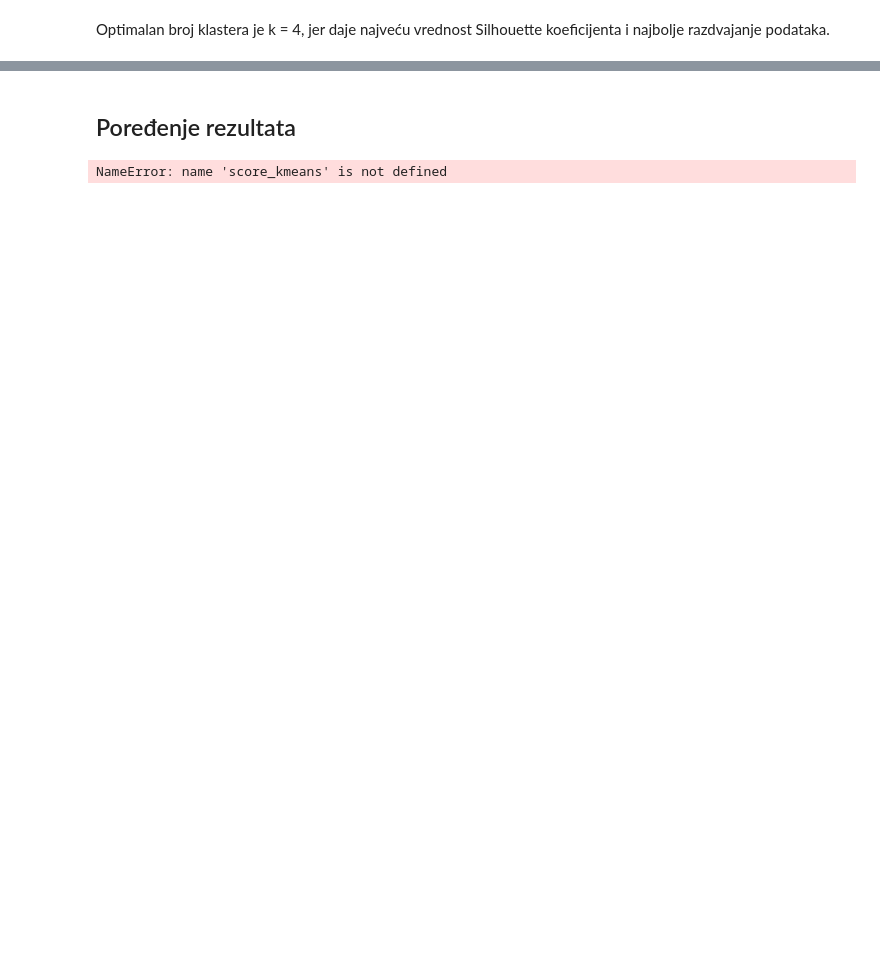
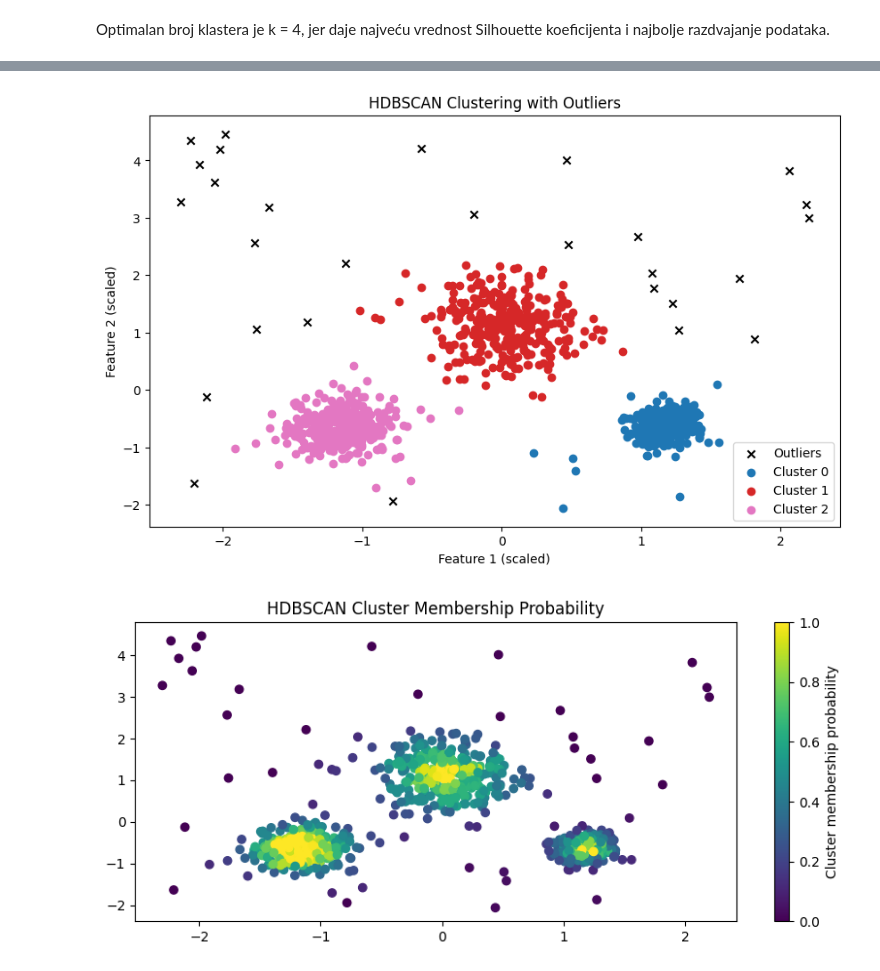
Before and after one commit to Stefan-011/Machine-learning-clustering, a Jupyter notebook: notebook_project.ipynb, the cells around one changed output, grey strips where cells are left out. Cells and saved outputs as stored; diff of their text form; code cells hidden in the pictures; blank space fills up the shorter version.

Commit message:
Dodvanje HDBSCAN umesto DBSCAN

```diff
--- a/notebook_project.ipynb
+++ b/notebook_project.ipynb
@@ -624,15 +592,60 @@ NameError: name 'data_scaled' is not defined
-# %% [markdown]
-## Poređenje rezultata
-# %%
-results = {
-    "K-Means (clean)": score_kmeans,
-    "Agglomerative (clean)": score_agglo,
-    "DBSCAN (clean)": score_dbscan,
-    "DBSCAN (original)": score_dbscan_orig
-}
-
-results_df = pd.DataFrame.from_dict(results, orient='index', columns=['Silhouette Score'])
-results_df = results_df.sort_values(by='Silhouette Score', ascending=False)
-print(results_df)
-# %% [output]
-NameError: name 'score_kmeans' is not defined
+# %%
+import numpy as np
+import matplotlib.pyplot as plt
+from sklearn.datasets import make_blobs
+from sklearn.preprocessing import StandardScaler
+import hdbscan
+
+# ---------------------------
+# 1. Generiranje podataka
+# ---------------------------
+# 3 klastera + outlieri
+X, _ = make_blobs(n_samples=1000, centers=[[0,0],[5,5],[10,0]], cluster_std=[0.8, 1.2, 0.5], random_state=42)
+
+# Dodavanje random outliera
+np.random.seed(42)
+outliers = np.random.uniform(low=-5, high=15, size=(50,2))
+X = np.vstack([X, outliers])
+
+# Skaliranje
+scaler = StandardScaler()
+X_scaled = scaler.fit_transform(X)
+
+# ---------------------------
+# 2. HDBSCAN klasterizacija
+# ---------------------------
+clusterer = hdbscan.HDBSCAN(min_samples=5, min_cluster_size=30, prediction_data=True)
+labels = clusterer.fit_predict(X_scaled)
+
+# ---------------------------
+# 3. Vizualizacija klastera
+# ---------------------------
+plt.figure(figsize=(10,6))
+palette = plt.cm.get_cmap('tab10', np.max(labels)+2)  # boje
+for label in np.unique(labels):
+    mask = labels == label
+    if label == -1:
+        # outlieri crno
+        plt.scatter(X_scaled[mask,0], X_scaled[mask,1], c='k', marker='x', label='Outliers')
+    else:
+        plt.scatter(X_scaled[mask,0], X_scaled[mask,1], color=palette(label), label=f'Cluster {label}')
+
+plt.title("HDBSCAN Clustering with Outliers")
+plt.xlabel("Feature 1 (scaled)")
+plt.ylabel("Feature 2 (scaled)")
+plt.legend()
+plt.show()
+
+# ---------------------------
+# 4. Probabilistička pripadnost (opcionalno)
+# ---------------------------
+# HDBSCAN može dati vjerojatnost pripadnosti klasteru
+probs = clusterer.probabilities_
+plt.figure(figsize=(10,4))
+plt.scatter(X_scaled[:,0], X_scaled[:,1], c=probs, cmap='viridis')
+plt.colorbar(label='Cluster membership probability')
+plt.title("HDBSCAN Cluster Membership Probability")
+plt.show()
+# %% [output]
+[figure, added]
+[figure, added]
```
Also changed, not shown: parts of 11 cells of this notebook.
